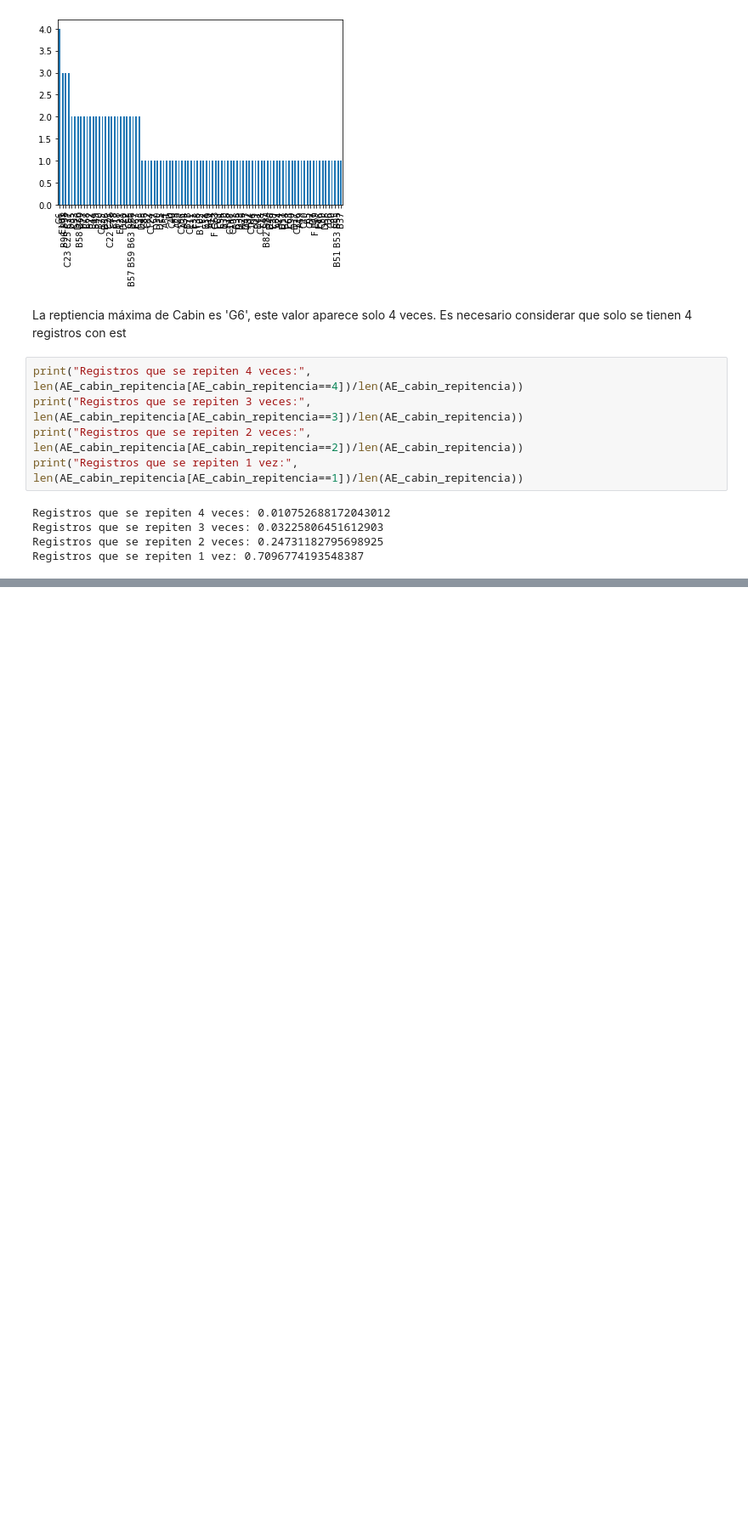
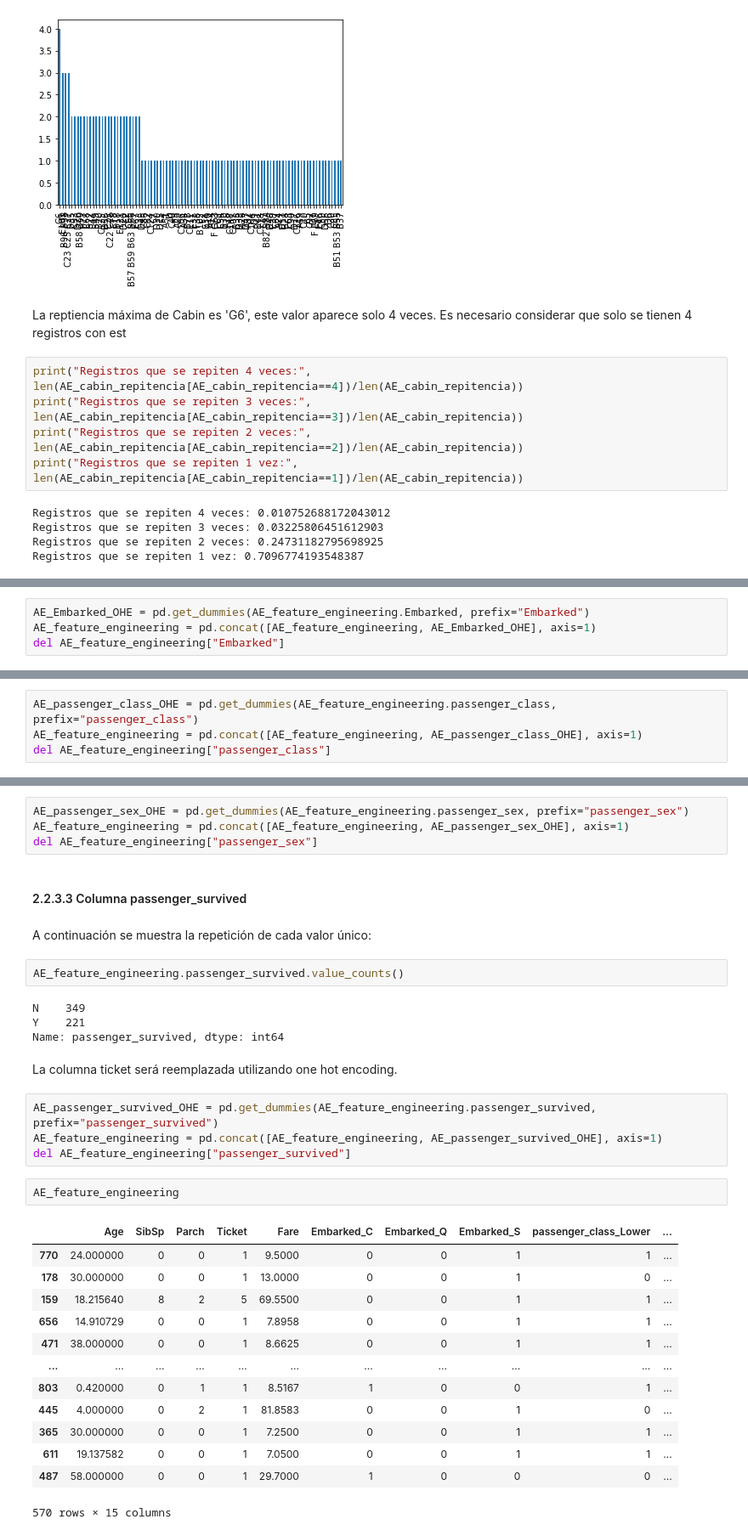
Before and after one commit to josedalvik/datascience_stlearning1_proyecto, a Jupyter notebook: Parte1-Entrenamiento.ipynb, the cells around one changed output, grey strips where cells are left out. Shown at 85% size. Saved outputs shown, nothing was run; the diff lists cells and outputs as text; blank space fills up the shorter version.

```diff
--- a/Parte1-Entrenamiento.ipynb
+++ b/Parte1-Entrenamiento.ipynb
@@ -186,0 +245,4 @@ AE_feature_engineering.loc[AE_embarked_nan, "Embarked"] = AE_embarked_mas_repeti
+# %%
+AE_Embarked_OHE = pd.get_dummies(AE_feature_engineering.Embarked, prefix="Embarked")
+AE_feature_engineering = pd.concat([AE_feature_engineering, AE_Embarked_OHE], axis=1)
+del AE_feature_engineering["Embarked"]
@@ -186,0 +262,4 @@ AE_feature_engineering.loc[AE_embarked_nan, "Embarked"] = AE_embarked_mas_repeti
+# %%
+AE_passenger_class_OHE = pd.get_dummies(AE_feature_engineering.passenger_class, prefix="passenger_class")
+AE_feature_engineering = pd.concat([AE_feature_engineering, AE_passenger_class_OHE], axis=1)
+del AE_feature_engineering["passenger_class"]
@@ -186,0 +278,36 @@ AE_feature_engineering.loc[AE_embarked_nan, "Embarked"] = AE_embarked_mas_repeti
+# %%
+AE_passenger_sex_OHE = pd.get_dummies(AE_feature_engineering.passenger_sex, prefix="passenger_sex")
+AE_feature_engineering = pd.concat([AE_feature_engineering, AE_passenger_sex_OHE], axis=1)
+del AE_feature_engineering["passenger_sex"]
+# %% [markdown]
+#### 2.2.3.3 Columna passenger_survived
+# %% [markdown]
+A continuación se muestra la repetición de cada valor único:
+# %%
+AE_feature_engineering.passenger_survived.value_counts()
+# %% [output]
+N    349
+Y    221
+Name: passenger_survived, dtype: int64
+# %% [markdown]
+La columna ticket será reemplazada utilizando one hot encoding.
+# %%
+AE_passenger_survived_OHE = pd.get_dummies(AE_feature_engineering.passenger_survived, prefix="passenger_survived")
+AE_feature_engineering = pd.concat([AE_feature_engineering, AE_passenger_survived_OHE], axis=1)
+del AE_feature_engineering["passenger_survived"]
+# %%
+AE_feature_engineering
+# %% [output]
+|  | Age | SibSp | Parch | Ticket | Fare | Embarked_C | Embarked_Q | Embarked_S | passenger_class_Lower | ... |
+| 770 | 24.000000 | 0 | 0 | 1 | 9.5000 | 0 | 0 | 1 | 1 | ... |
+| 178 | 30.000000 | 0 | 0 | 1 | 13.0000 | 0 | 0 | 1 | 0 | ... |
+| 159 | 18.215640 | 8 | 2 | 5 | 69.5500 | 0 | 0 | 1 | 1 | ... |
+| 656 | 14.910729 | 0 | 0 | 1 | 7.8958 | 0 | 0 | 1 | 1 | ... |
+| 471 | 38.000000 | 0 | 0 | 1 | 8.6625 | 0 | 0 | 1 | 1 | ... |
+| ... | ... | ... | ... | ... | ... | ... | ... | ... | ... | ... |
+| 803 | 0.420000 | 0 | 1 | 1 | 8.5167 | 1 | 0 | 0 | 1 | ... |
+| 445 | 4.000000 | 0 | 2 | 1 | 81.8583 | 0 | 0 | 1 | 0 | ... |
+| 365 | 30.000000 | 0 | 0 | 1 | 7.2500 | 0 | 0 | 1 | 1 | ... |
+| 611 | 19.137582 | 0 | 0 | 1 | 7.0500 | 0 | 0 | 1 | 1 | ... |
+| 487 | 58.000000 | 0 | 0 | 1 | 29.7000 | 1 | 0 | 0 | 0 | ... |
+570 rows × 15 columns
```
Also changed, not shown: parts of 49 cells of this notebook.
